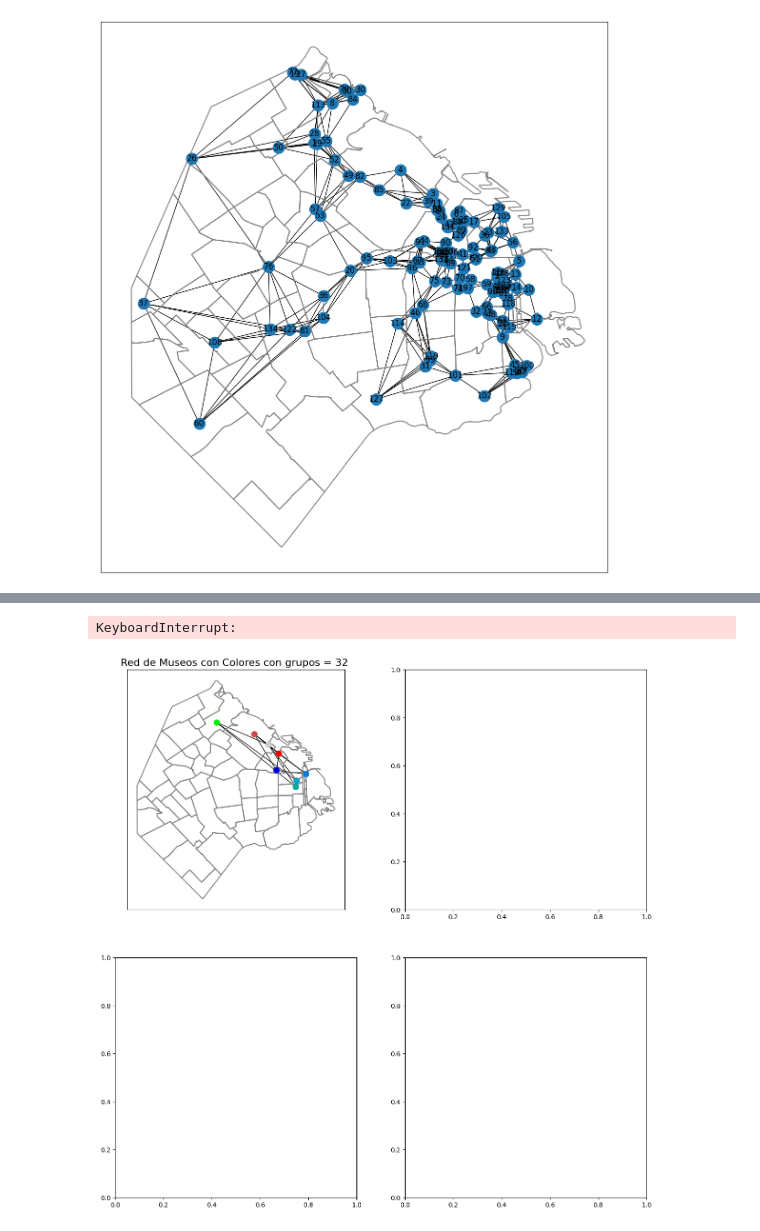
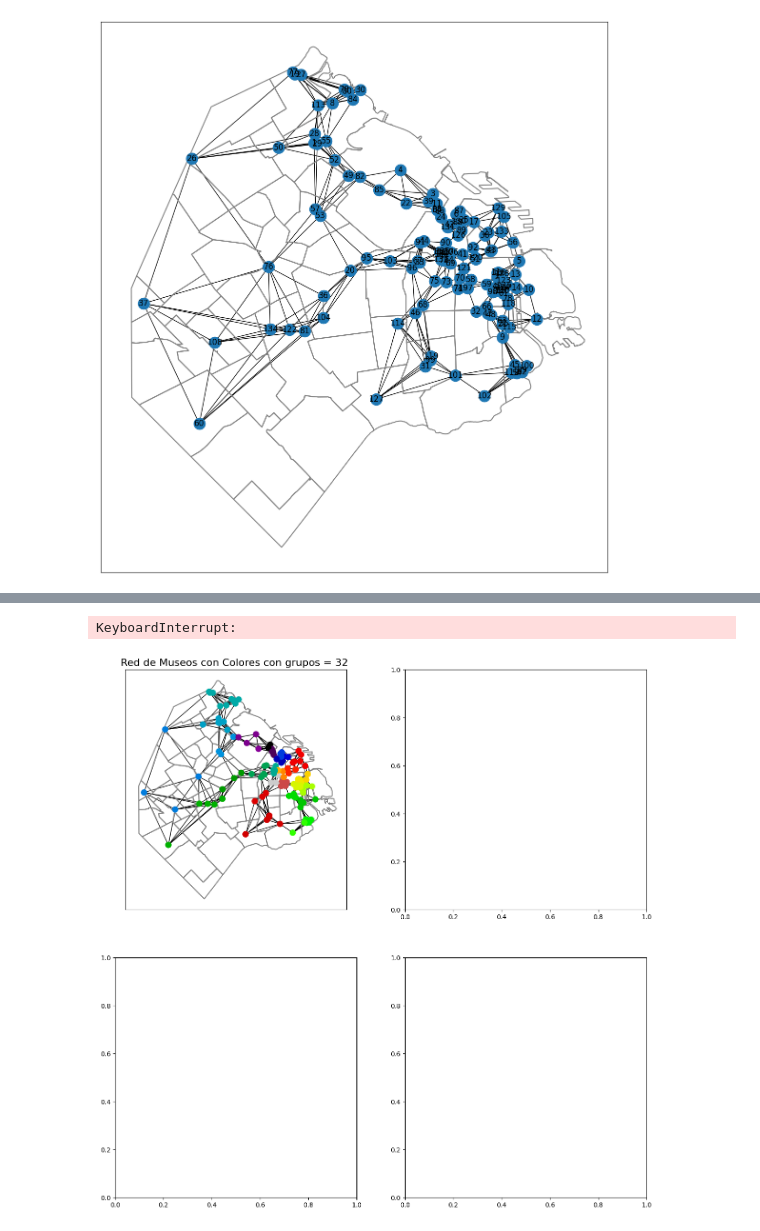
Before and after one commit to agusruss0/TP2-alc-2025-2C, a Jupyter notebook: tp2_notebook.ipynb, the cells around one changed output, grey strips where cells are left out. Drawn from its saved outputs; the diff is of its cells as text; code cells hidden in the pictures.

```diff
--- a/tp2_notebook.ipynb
+++ b/tp2_notebook.ipynb
@@ -255,9 +268,10 @@ import matplotlib.cm as cm
 import matplotlib.colors as mcolors
 
 fig, axs = plt.subplots(2, 2, figsize=(20, 20))
-for idx_num,cant_niveles in enumerate([1, 2, 3, 4]):
+for idx_num,cant_niveles in enumerate([2]):
     A_sim = 1/2*(A + A.T) # Hacemos la matriz simétrica
-    nombres = laplaciano_iterativo(A_sim,niveles=cant_niveles) # Aplicamos el laplaciano iterativo
+    # nombres = laplaciano_iterativo(A_sim,niveles=cant_niveles) # Aplicamos el laplaciano iterativo
+    nombres = modularidad_iterativo(A_sim) # Aplicamos el laplaciano iterativo
     grupo = {}
     for idx,i in enumerate(nombres):
         grupo[idx] = i
@@ -283,7 +297,7 @@ for idx_num,cant_niveles in enumerate([1, 2, 3, 4]):
 
     # Dibujar
     barrios.to_crs("EPSG:22184").boundary.plot(color='gray', ax=axs[idx_num])
-    axs[idx_num].set_title(f"Red de Museos con Colores con grupos = {num_grupos}, con {m} conexiones", fontsize=8)
+    axs[idx_num].set_title(f"Red de Museos con Colores con grupos = {num_grupos}, con {m} conexiones", fontsize=14)
 
     nx.draw_networkx(
         G,
@@ -298,8 +312,10 @@ for idx_num,cant_niveles in enumerate([1, 2, 3, 4]):
 # %%
 #TODO: Esto tarda mucho.
 fig, axs = plt.subplots(2, 2, figsize=(15, 15))
-for idx_num,cant_niveles in enumerate([5,6,7,8]):
-    A_sim = 1/2*(A_tp + A_tp.T) # Hacemos la matriz simétrica
+
+A_sim = 1/2*(A+ A.T) # Hacemos la matriz simétrica
+
+for idx_num,cant_niveles in enumerate([5,6]):
     nombres = laplaciano_iterativo(A_sim,niveles=cant_niveles) # Aplicamos el laplaciano iterativo
     grupo = {}
     for idx,i in enumerate(nombres):
@@ -308,34 +324,34 @@ for idx_num,cant_niveles in enumerate([5,6,7,8]):
 
     axs = axs.flatten()
     num_grupos = len(grupo)
-    colormap = cm.get_cmap('nipy_spectral', num_grupos)  # Elegí un mapa de colores. También podés usar 'hsv', 'Set3', etc.
+    colormap = plt.get_cmap('nipy_spectral', num_grupos)  # Elegí un mapa de colores. También podés usar 'hsv', 'Set3', etc.
 
     # Asignar un color a cada grupo
     grupo_color = {}
     for i, grupo_id in enumerate(sorted(grupo.keys())):
         color = mcolors.to_hex(colormap(i))
         for nodo in grupo[grupo_id]:
             grupo_color[nodo] = color
 
     # Función para obtener color del nodo
     def asignar_color_dinamico(nodo):
         return grupo_color.get(nodo, "#000000")  # Negro si no se encuentra
 
     # Crear colores de nodos
     colores_nodos = [asignar_color_dinamico(n) for n in G.nodes]
 
     # Dibujar
     barrios.to_crs("EPSG:22184").boundary.plot(color='gray', ax=axs[idx_num])
     axs[idx_num].set_title(f"Red de Museos con Colores con grupos = {num_grupos} ", fontsize=16)
 
     nx.draw_networkx(
         G,
         G_layout,
         node_size=80,
         ax=axs[idx_num],
         with_labels=False,
         node_color=colores_nodos,
     )
 # %% [output]
 KeyboardInterrupt:
-[figure, old version]
+[figure, new version]
```
Also changed, not shown: parts of 7 cells of this notebook, 2 other files.
